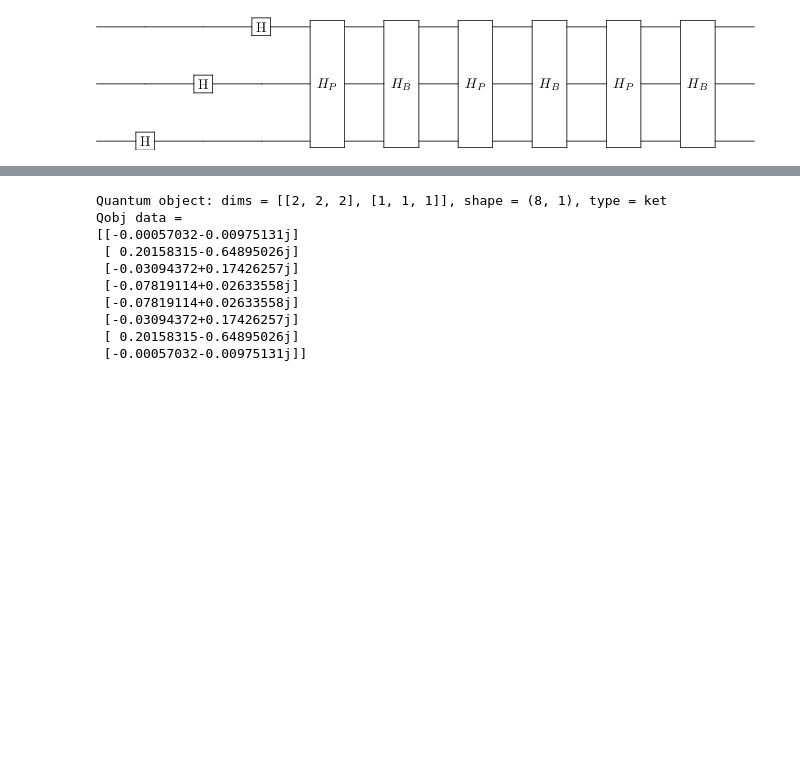
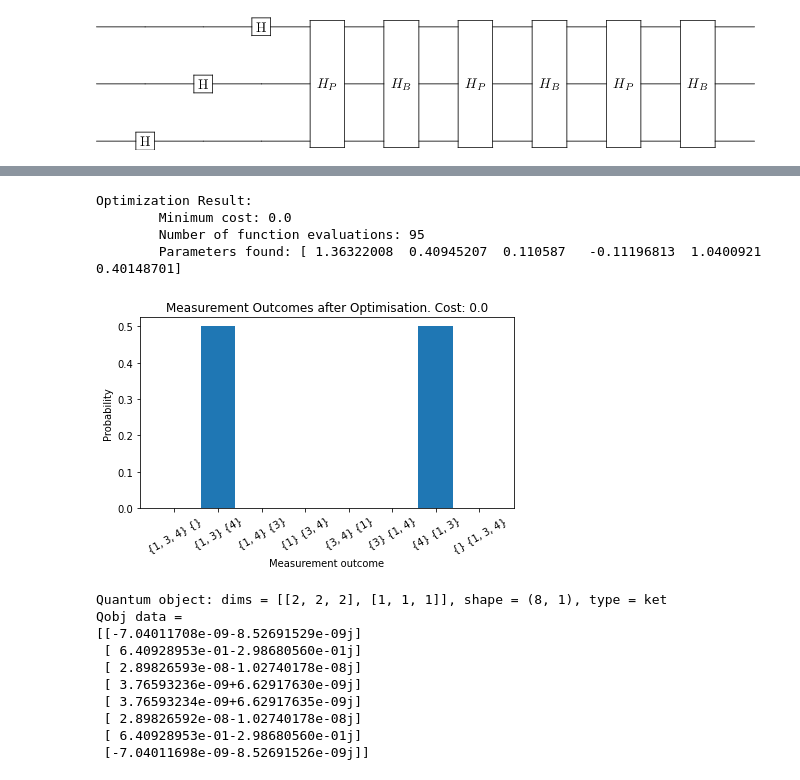
Before and after one commit to EnBr55/qutip-vqa-examples, a Jupyter notebook: notebooks/QAOA.ipynb, the cells around one changed output, grey strips where cells are left out. Drawn from its saved outputs; the diff is of its cells as text; code cells hidden in the pictures; blank space fills up the shorter version.

Commit message:
Update examples for new function interface

```diff
--- a/notebooks/QAOA.ipynb
+++ b/notebooks/QAOA.ipynb
@@ -149,13 +149,32 @@ Optimization Result:
+# %%
+"""
+We can also specify more complicated rules for optimization.
+For example, here we specify a gradient-based method (BFGS),
+and tell the optimizer to compute a jacobian at each step to
+feed into the BFGS algorithm.
+"""
+result = VQA_circuit.optimize_parameters(
+    method="BFGS", use_jac=True,
+    initial="random", layer_by_layer=False
+)
+print(result)
+result.plot(S)
+# %% [output]
+Optimization Result:
+        Minimum cost: 0.0
+        Number of function evaluations: 95
+        Parameters found: [ 1.36322008  0.40945207  0.110587   -0.11196813  1.0400921   0.40148701]
+[figure, added]
 # %%
 print(result.final_state)
 # %% [output]
 Quantum object: dims = [[2, 2, 2], [1, 1, 1]], shape = (8, 1), type = ket
 Qobj data =
-[[-0.00057032-0.00975131j]
- [ 0.20158315-0.64895026j]
- [-0.03094372+0.17426257j]
- [-0.07819114+0.02633558j]
- [-0.07819114+0.02633558j]
- [-0.03094372+0.17426257j]
- [ 0.20158315-0.64895026j]
- [-0.00057032-0.00975131j]]
+[[-7.04011708e-09-8.52691529e-09j]
+ [ 6.40928953e-01-2.98680560e-01j]
+ [ 2.89826593e-08-1.02740178e-08j]
+ [ 3.76593236e-09+6.62917630e-09j]
+ [ 3.76593234e-09+6.62917635e-09j]
+ [ 2.89826592e-08-1.02740178e-08j]
+ [ 6.40928953e-01-2.98680560e-01j]
+ [-7.04011698e-09-8.52691526e-09j]]
```
Also changed, not shown: parts of 1 cell of this notebook, 1 other file.
